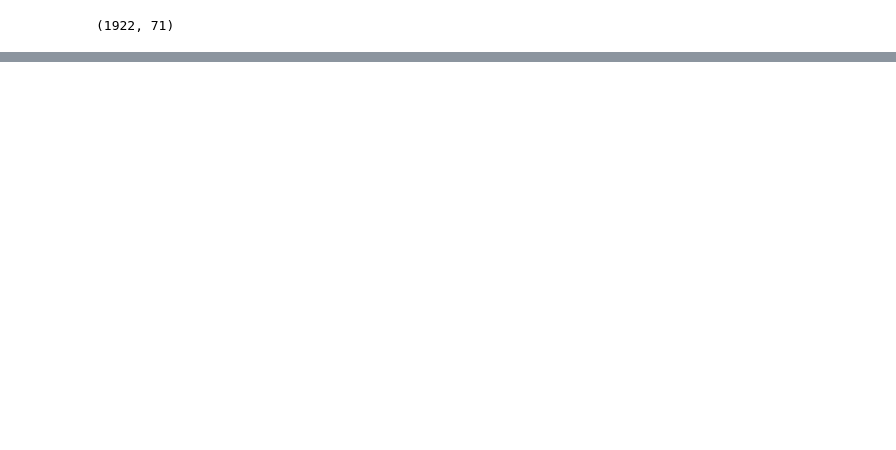
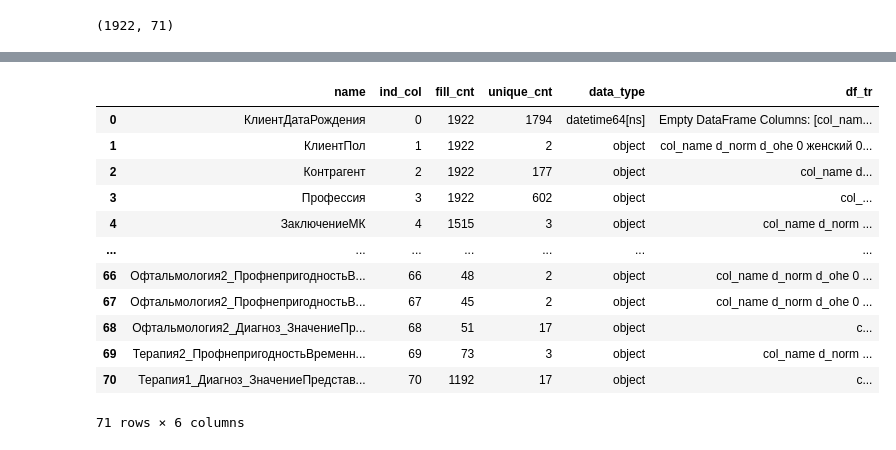
Before and after one commit to Untick/InspectrumClinic_RS_gr1, a Jupyter notebook: Marfida Alexander/A_Marfida_stajirovka_profpatolog_2.ipynb, the cells around one changed output, grey strips where cells are left out. Drawn from its saved outputs; the diff is of its cells as text; code cells hidden in the pictures; blank space fills up the shorter version.

```diff
--- a/Marfida Alexander/A_Marfida_stajirovka_profpatolog_2.ipynb
+++ b/Marfida Alexander/A_Marfida_stajirovka_profpatolog_2.ipynb
@@ -324,0 +638,16 @@ df.to_excel('/content/drive/MyDrive/УИИ(marphida)/Стажировка Про
+# %%
+dfcd
+# %% [output]
+|  | name | ind_col | fill_cnt | unique_cnt | data_type | df_tr |
+| 0 | КлиентДатаРождения | 0 | 1922 | 1794 | datetime64[ns] | Empty DataFrame Columns: [col_nam... |
+| 1 | КлиентПол | 1 | 1922 | 2 | object | col_name d_norm d_ohe 0 женский 0... |
+| 2 | Контрагент | 2 | 1922 | 177 | object | col_name d... |
+| 3 | Профессия | 3 | 1922 | 602 | object | col_... |
+| 4 | ЗаключениеМК | 4 | 1515 | 3 | object | col_name d_norm ... |
+| ... | ... | ... | ... | ... | ... | ... |
+| 66 | Офтальмология2_ПрофнепригодностьВ... | 66 | 48 | 2 | object | col_name d_norm d_ohe 0 ... |
+| 67 | Офтальмология2_ПрофнепригодностьВ... | 67 | 45 | 2 | object | col_name d_norm d_ohe 0 ... |
+| 68 | Офтальмология2_Диагноз_ЗначениеПр... | 68 | 51 | 17 | object | c... |
+| 69 | Терапия2_ПрофнепригодностьВременн... | 69 | 73 | 3 | object | col_name d_norm ... |
+| 70 | Терапия1_Диагноз_ЗначениеПредстав... | 70 | 1192 | 17 | object | c... |
+71 rows × 6 columns
```
Also changed, not shown: parts of 84 cells of this notebook.
